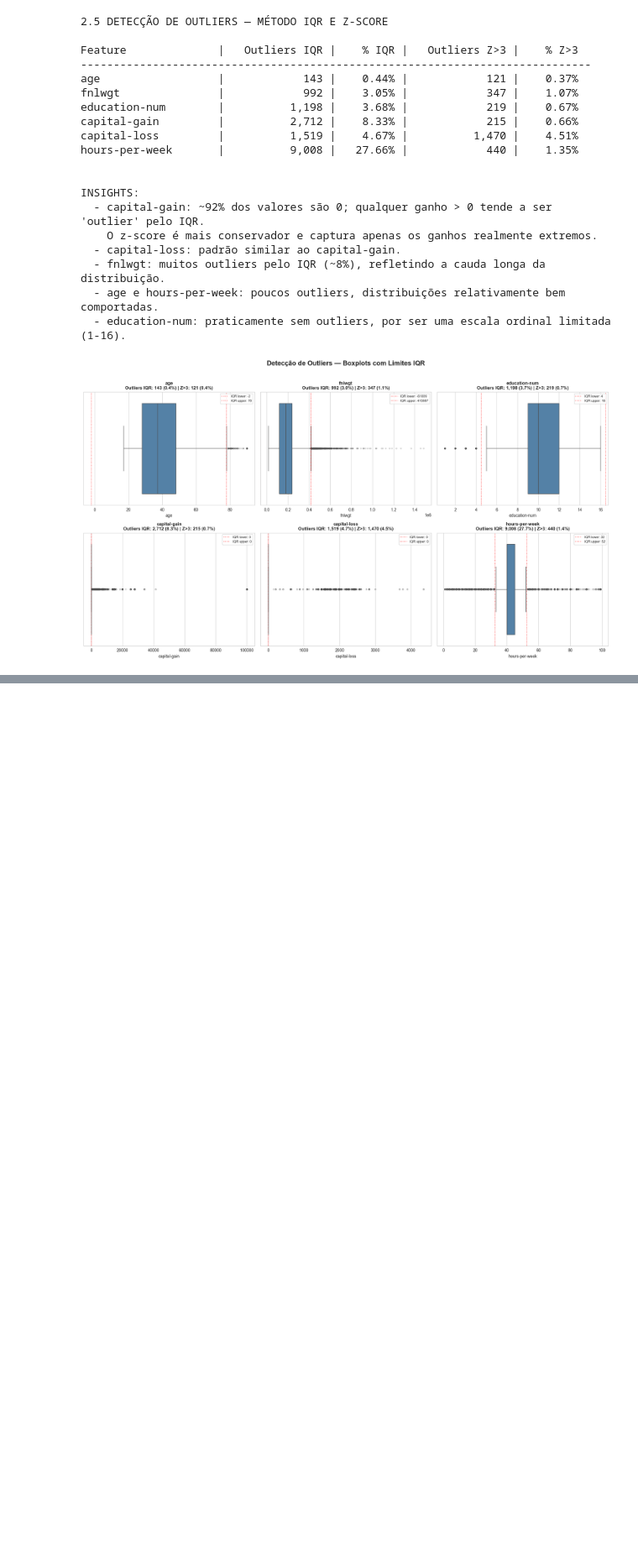
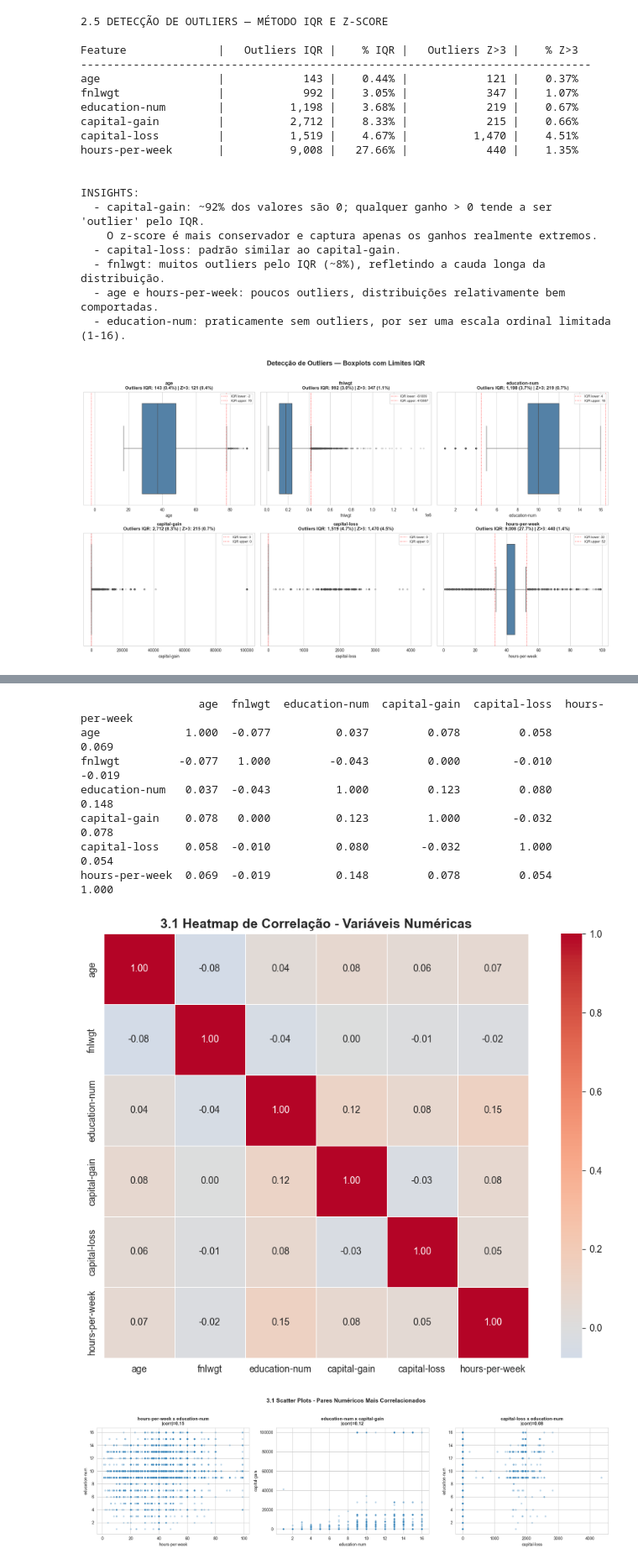
Before and after one commit to NicolasVolf/aps1-machinelearning, a Jupyter notebook: aps1.ipynb, the cells around one changed output, grey strips where cells are left out. Shown at 84% size. Cells and saved outputs as stored; diff of their text form; code cells hidden in the pictures; blank space fills up the shorter version.

Commit message:
item 3 feito

```diff
--- a/aps1.ipynb
+++ b/aps1.ipynb
@@ -535,0 +547,67 @@ plt.show()
+# %%
+import numpy as np
+import pandas as pd
+import matplotlib.pyplot as plt
+import seaborn as sns
+
+sns.set_style("whitegrid")
+
+if 'df' not in globals():
+    raise ValueError("DataFrame 'df' não encontrado. Execute as células da seção 1 antes desta.")
+
+
+numerical = df.select_dtypes(include=['int64', 'float64']).columns.tolist()
+categorical = df.select_dtypes(include=['object', 'string']).columns.tolist()
+if 'income' in categorical:
+    categorical.remove('income')
+
+
+# Matriz de correlação
+corr = df[numerical].corr(numeric_only=True)
+print(corr.round(3).to_string())
+
+# Heatmap de correlação
+plt.figure(figsize=(10, 7))
+sns.heatmap(corr, annot=True, fmt='.2f', cmap='coolwarm', center=0, square=True, linewidths=0.5)
+plt.title('3.1 Heatmap de Correlação - Variáveis Numéricas', fontsize=14, fontweight='bold')
+plt.tight_layout()
+plt.show()
+
+# Scatter plots para pares com correlação mais relevante
+corr_pairs = (
+    corr.where(~np.eye(corr.shape[0], dtype=bool))
+        .abs()
+        .stack()
+        .sort_values(ascending=False)
+)
+
+used = set()
+top_pairs = []
+for (a, b), value in corr_pairs.items():
+    key = tuple(sorted((a, b)))
+    if key not in used:
+        used.add(key)
+        top_pairs.append((a, b, value))
+    if len(top_pairs) == 3:
+        break
+
+fig, axes = plt.subplots(1, 3, figsize=(18, 5))
+for i, (x_col, y_col, val) in enumerate(top_pairs):
+    ax = axes[i]
+    plot_df = df[[x_col, y_col]].sample(min(8000, len(df)), random_state=42)
+    sns.scatterplot(data=plot_df, x=x_col, y=y_col, alpha=0.3, s=18, ax=ax)
+    ax.set_title(f'{x_col} x {y_col}\n|corr|={val:.2f}', fontsize=11, fontweight='bold')
+
+plt.suptitle('3.1 Scatter Plots - Pares Numéricos Mais Correlacionados', fontsize=14, fontweight='bold', y=1.03)
+plt.tight_layout()
+plt.show()
+# %% [output]
+                  age  fnlwgt  education-num  capital-gain  capital-loss  hours-per-week
+age             1.000  -0.077          0.037         0.078         0.058           0.069
+fnlwgt         -0.077   1.000         -0.043         0.000        -0.010          -0.019
+education-num   0.037  -0.043          1.000         0.123         0.080           0.148
+capital-gain    0.078   0.000          0.123         1.000        -0.032           0.078
+capital-loss    0.058  -0.010          0.080        -0.032         1.000           0.054
+hours-per-week  0.069  -0.019          0.148         0.078         0.054           1.000
+[figure, added]
+[figure, added]
```
Also changed, not shown: parts of 6 cells of this notebook.
